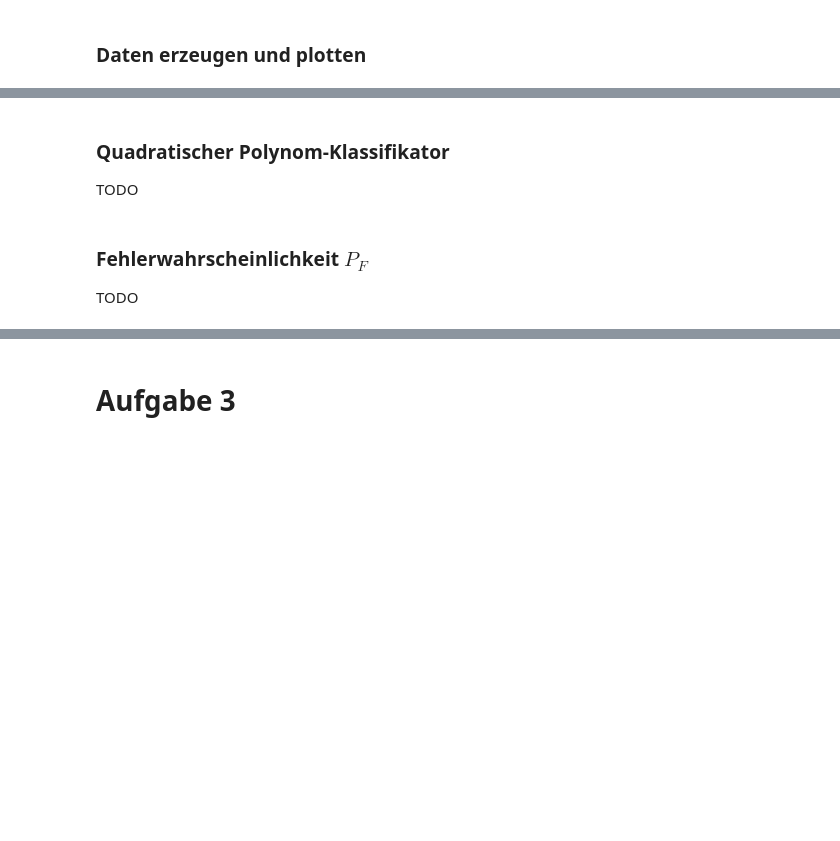
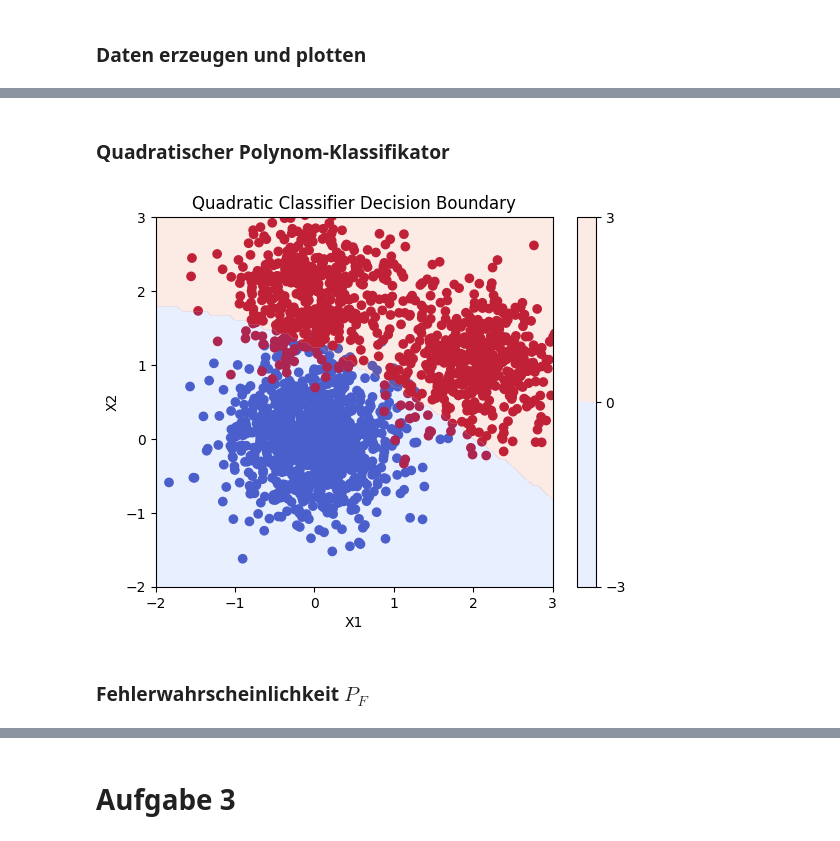
Before and after one commit to simonsymhoven/pattern-matching-machine-learning, a Jupyter notebook: blatt-2/gruppe-1-abgabe-blatt-2/aufgabe-2-3.ipynb, the cells around one changed output, grey strips where cells are left out. Drawn from its saved outputs; the diff is of its cells as text; code cells hidden in the pictures; blank space fills up the shorter version.

```diff
--- a/blatt-2/gruppe-1-abgabe-blatt-2/aufgabe-2-3.ipynb
+++ b/blatt-2/gruppe-1-abgabe-blatt-2/aufgabe-2-3.ipynb
@@ -194,8 +207,26 @@ Size Test Data Set 2: 600
 # %% [markdown]
 ### Quadratischer Polynom-Klassifikator
-
-TODO
+# %%
+w = train_polynomial_classifier(x_train_set2, y_train_set2)
+y_pred = np.round(quadratic_separator(x_test_set2[:, 0], x_test_set2[:, 1], w))
+
+# Definiere Gitterpunkte zum Plotten
+xx, yy = np.meshgrid(np.linspace(-3, 3, 100), np.linspace(-3, 3, 100))
+zz = np.round(quadratic_separator(xx.ravel(), yy.ravel(), w))
+
+# Plotte Datenpunkte
+plt.scatter(x_set2[:, 0], x_set2[:, 1], c=y_set2, cmap='coolwarm')
+
+# Plotte Entscheidungsgrenze
+plt.contourf(xx, yy, zz.reshape(xx.shape), levels=0, alpha=0.2, cmap='coolwarm')
+plt.colorbar()
+plt.xlim(-2, 3)
+plt.ylim(-2, 3)
+plt.xlabel('X1')
+plt.ylabel('X2')
+plt.title('Quadratic Classifier Decision Boundary')
+plt.show()
+# %% [output]
+[figure, added]
 # %% [markdown]
 ### Fehlerwahrscheinlichkeit $ P_F $
-
-TODO
```
Also changed, not shown: parts of 14 cells of this notebook.
